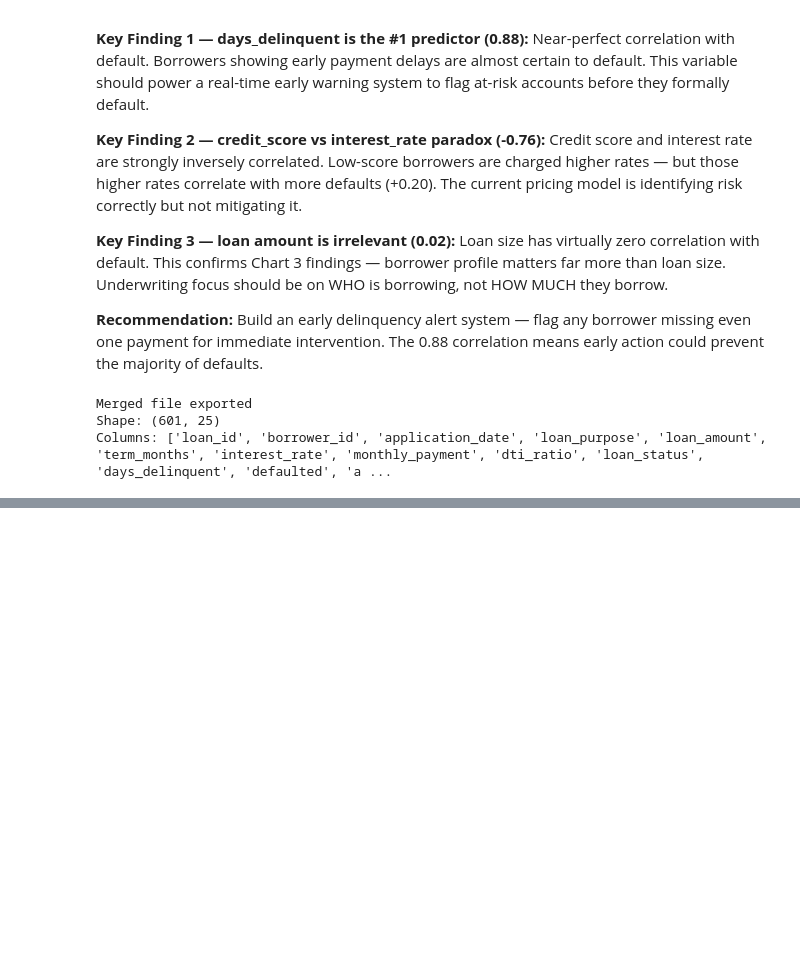
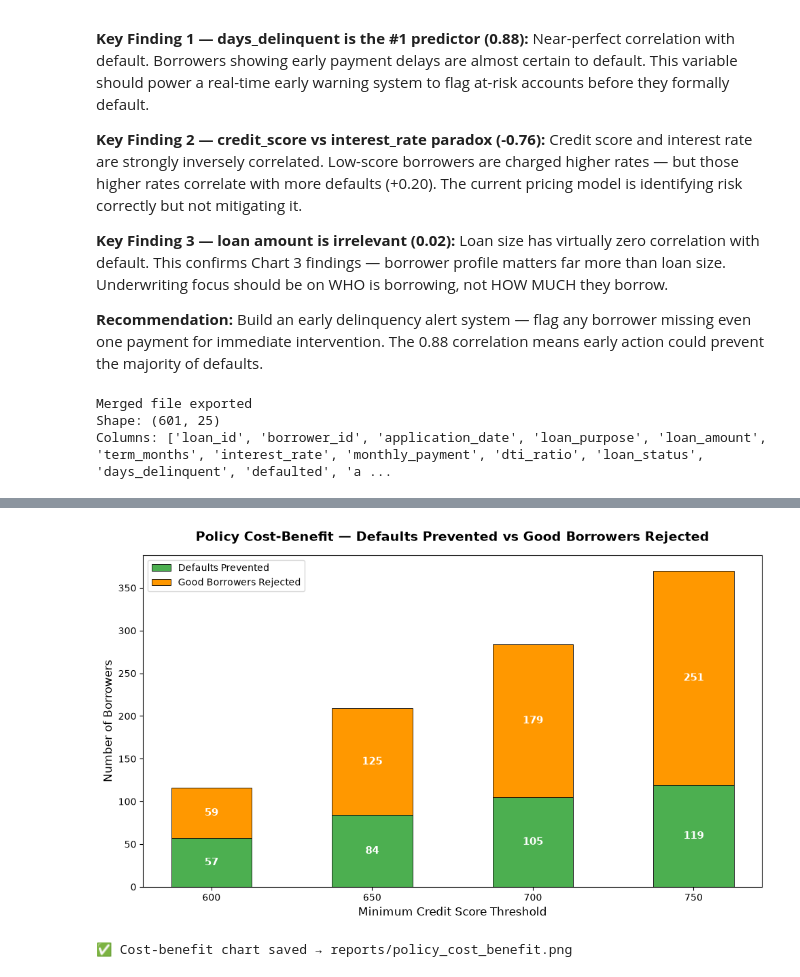
Before and after one commit to ShubhamSahu-2005/Loan-Default-Risk-Analysis, a Jupyter notebook: notebooks/eda.ipynb, the cells around one changed output, grey strips where cells are left out. Saved outputs shown, nothing was run; the diff lists cells and outputs as text; code cells hidden in the pictures; blank space fills up the shorter version.

```diff
--- a/notebooks/eda.ipynb
+++ b/notebooks/eda.ipynb
@@ -579,0 +822,39 @@ Columns: ['loan_id', 'borrower_id', 'application_date', 'loan_purpose', 'loan_am
+# %%
+# ────────────────────────────────────────────────────────────────
+# Stacked View — Defaults Prevented vs Good Borrowers Rejected
+# ────────────────────────────────────────────────────────────────
+
+fig, ax = plt.subplots(figsize=(10, 6))
+
+x = np.arange(len(thresholds))
+width = 0.5
+
+ax.bar(x, sim_df['Defaults Prevented'], width,
+       label='Defaults Prevented', color='#4CAF50',
+       edgecolor='black', linewidth=0.6)
+ax.bar(x, sim_df['Good Borrowers Rejected'], width,
+       bottom=sim_df['Defaults Prevented'],
+       label='Good Borrowers Rejected', color='#FF9800',
+       edgecolor='black', linewidth=0.6)
+
+for i, (dp, gr) in enumerate(zip(sim_df['Defaults Prevented'],
+                                  sim_df['Good Borrowers Rejected'])):
+    ax.text(i, dp / 2, str(dp), ha='center', va='center',
+            fontsize=11, fontweight='bold', color='white')
+    ax.text(i, dp + gr / 2, str(gr), ha='center', va='center',
+            fontsize=11, fontweight='bold', color='white')
+
+ax.set_xlabel('Minimum Credit Score Threshold', fontsize=12)
+ax.set_ylabel('Number of Borrowers', fontsize=12)
+ax.set_title('Policy Cost-Benefit — Defaults Prevented vs Good Borrowers Rejected',
+             fontsize=14, fontweight='bold', pad=15)
+ax.set_xticks(x)
+ax.set_xticklabels(thresholds_str)
+ax.legend(fontsize=10)
+plt.tight_layout()
+plt.savefig('../reports/policy_cost_benefit.png', dpi=150, bbox_inches='tight')
+plt.show()
+print("\n✅ Cost-benefit chart saved → reports/policy_cost_benefit.png")
+# %% [output]
+[figure, added]
+✅ Cost-benefit chart saved → reports/policy_cost_benefit.png
```
Also changed, not shown: parts of 11 cells of this notebook, 2 other files.
